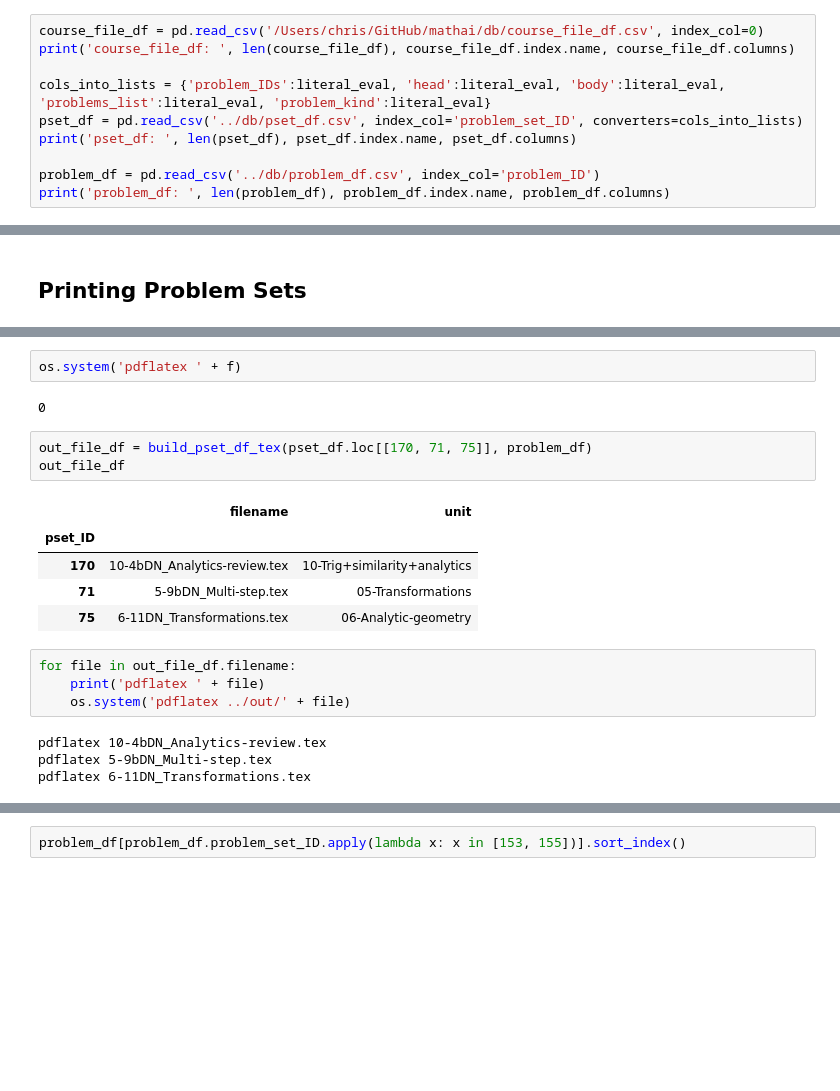
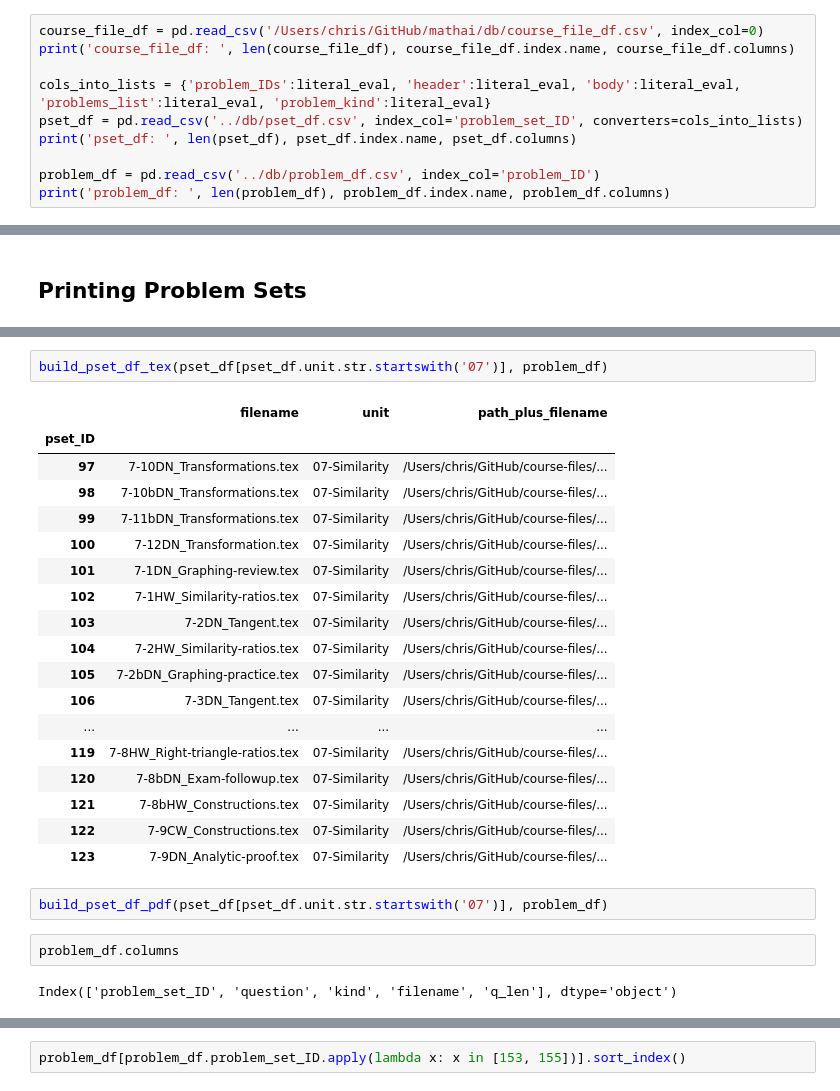
Before and after one commit to chrishuson/mathai, a Jupyter notebook: src/notes.ipynb, the cells around one changed output, grey strips where cells are left out. Drawn from its saved outputs; the diff is of its cells as text; blank space fills up the shorter version.

Commit message:
clean up header file

```diff
--- a/src/notes.ipynb
+++ b/src/notes.ipynb
@@ -40,7 +24,7 @@ course_file_df.to_csv('/Users/chris/GitHub/mathai/db/course_file_df.csv')
 course_file_df = pd.read_csv('/Users/chris/GitHub/mathai/db/course_file_df.csv', index_col=0)
 print('course_file_df: ', len(course_file_df), course_file_df.index.name, course_file_df.columns)
 
-cols_into_lists = {'problem_IDs':literal_eval, 'head':literal_eval, 'body':literal_eval, 'problems_list':literal_eval, 'problem_kind':literal_eval}
+cols_into_lists = {'problem_IDs':literal_eval, 'header':literal_eval, 'body':literal_eval, 'problems_list':literal_eval, 'problem_kind':literal_eval}
 pset_df = pd.read_csv('../db/pset_df.csv', index_col='problem_set_ID', converters=cols_into_lists)
 print('pset_df: ', len(pset_df), pset_df.index.name, pset_df.columns)
 
@@ -190,21 +80,27 @@ FILE
-# %%
-os.system('pdflatex ' + f)
-# %% [output]
-0
-# %%
-out_file_df = build_pset_df_tex(pset_df.loc[[170, 71, 75]], problem_df)
-out_file_df
-# %% [output]
-|  | filename | unit |
-| pset_ID |  |  |
-| 170 | 10-4bDN_Analytics-review.tex | 10-Trig+similarity+analytics |
-| 71 | 5-9bDN_Multi-step.tex | 05-Transformations |
-| 75 | 6-11DN_Transformations.tex | 06-Analytic-geometry |
-# %%
-for file in out_file_df.filename:
-    print('pdflatex ' + file)
-    os.system('pdflatex ../out/' + file)
-# %% [output]
-pdflatex 10-4bDN_Analytics-review.tex
-pdflatex 5-9bDN_Multi-step.tex
-pdflatex 6-11DN_Transformations.tex
+# %%
+build_pset_df_tex(pset_df[pset_df.unit.str.startswith('07')], problem_df)
+# %% [output]
+|  | filename | unit | path_plus_filename |
+| pset_ID |  |  |  |
+| 97 | 7-10DN_Transformations.tex | 07-Similarity | /Users/chris/GitHub/course-files/... |
+| 98 | 7-10bDN_Transformations.tex | 07-Similarity | /Users/chris/GitHub/course-files/... |
+| 99 | 7-11bDN_Transformations.tex | 07-Similarity | /Users/chris/GitHub/course-files/... |
+| 100 | 7-12DN_Transformation.tex | 07-Similarity | /Users/chris/GitHub/course-files/... |
+| 101 | 7-1DN_Graphing-review.tex | 07-Similarity | /Users/chris/GitHub/course-files/... |
+| 102 | 7-1HW_Similarity-ratios.tex | 07-Similarity | /Users/chris/GitHub/course-files/... |
+| 103 | 7-2DN_Tangent.tex | 07-Similarity | /Users/chris/GitHub/course-files/... |
+| 104 | 7-2HW_Similarity-ratios.tex | 07-Similarity | /Users/chris/GitHub/course-files/... |
+| 105 | 7-2bDN_Graphing-practice.tex | 07-Similarity | /Users/chris/GitHub/course-files/... |
+| 106 | 7-3DN_Tangent.tex | 07-Similarity | /Users/chris/GitHub/course-files/... |
+| ... | ... | ... | ... |
+| 119 | 7-8HW_Right-triangle-ratios.tex | 07-Similarity | /Users/chris/GitHub/course-files/... |
+| 120 | 7-8bDN_Exam-followup.tex | 07-Similarity | /Users/chris/GitHub/course-files/... |
+| 121 | 7-8bHW_Constructions.tex | 07-Similarity | /Users/chris/GitHub/course-files/... |
+| 122 | 7-9CW_Constructions.tex | 07-Similarity | /Users/chris/GitHub/course-files/... |
+| 123 | 7-9DN_Analytic-proof.tex | 07-Similarity | /Users/chris/GitHub/course-files/... |
+# %%
+build_pset_df_pdf(pset_df[pset_df.unit.str.startswith('07')], problem_df)
+# %%
+problem_df.columns
+# %% [output]
+Index(['problem_set_ID', 'question', 'kind', 'filename', 'q_len'], dtype='object')
```
Also changed, not shown: parts of 23 cells of this notebook, 3 other files.
